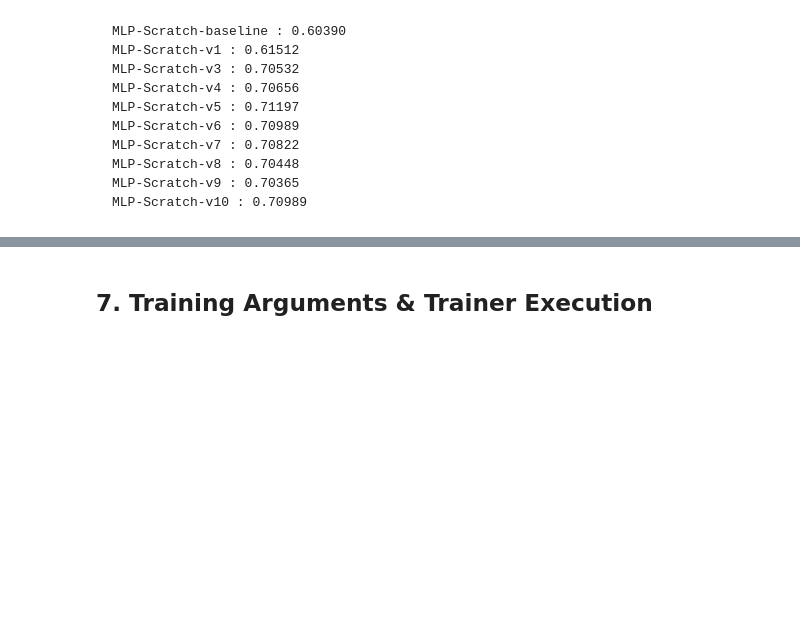
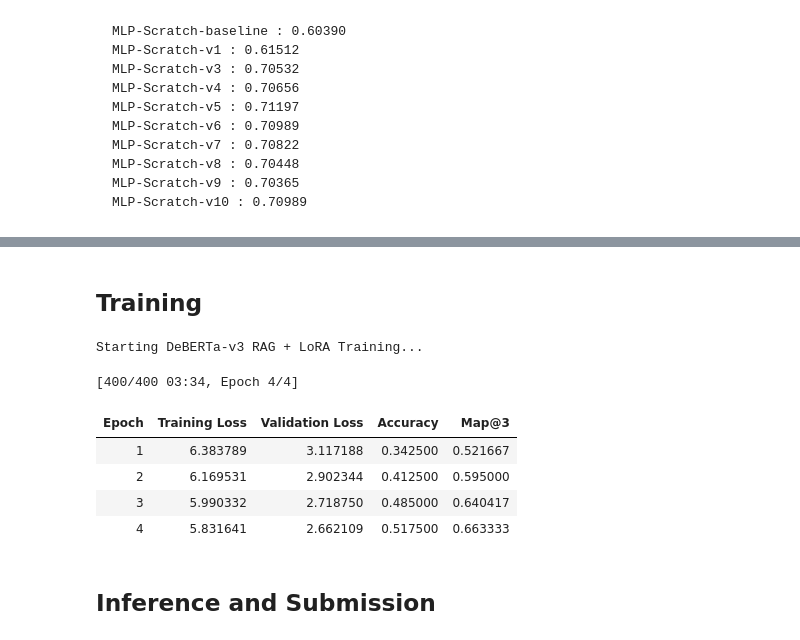
Before and after one commit to 23f2002267/dl-genai-project-26-t2, a Jupyter notebook: DL-23f2002267-notebook-t22026.ipynb, the cells around one changed output, grey strips where cells are left out. Drawn from its saved outputs; the diff is of its cells as text; code cells hidden in the pictures; blank space fills up the shorter version.

```diff
--- a/DL-23f2002267-notebook-t22026.ipynb
+++ b/DL-23f2002267-notebook-t22026.ipynb
@@ -1045,25 +1066,18 @@ if 'test_df' in locals():
 # %%
 print("Loading Stage 1 Retriever & Stage 2 Reranker Models...")
-# Stage 1: Fast Dense Vector Search (Bi-Encoder)
 retriever = SentenceTransformer("sentence-transformers/all-MiniLM-L6-v2")
 
-# Stage 2: Deep Cross-Attention Scoring (Cross-Encoder)
 reranker = CrossEncoder("cross-encoder/ms-marco-MiniLM-L-6-v2")
 
-# 2. Build Knowledge Base Corpus
-# Use training prompts/passages as your knowledge base
-knowledge_corpus = train_df['prompt'].tolist()
+all_corpus = []
+for _,row in train_df.iterrows():
+    all_corpus.append(str(row[row['answer']]))
 
 print("Encoding Knowledge Base into Vector Index...")
-corpus_embeddings = retriever.encode(knowledge_corpus, convert_to_tensor=True, show_progress_bar=True)
+corpus_embeddings = retriever.encode(all_corpus, convert_to_tensor=True, show_progress_bar=True)
 
-# 3. Two-Stage Retrieve-and-Rank Function
-def retrieve_and_rerank_contexts(queries, is_train=False, top_n_retrieve=10, top_k_rerank=2):
-    """
-    1. Retrieves top_n_retrieve (10) candidate documents via Cosine Similarity.
-    2. Scores candidates using Cross-Encoder.
-    3. Returns top_k_rerank (2) combined passages as the final prompt context.
-    """
+def retrieve_and_rerank_contexts(queries, is_train=False, top_n_retrieve=15, top_k_rerank=1):
+
     query_embeddings = retriever.encode(queries, convert_to_tensor=True, show_progress_bar=False)
 
     # Compute Cosine Similarity Matrix (Num_Queries x Num_Corpus)
@@ -1072,34 +1086,22 @@ def retrieve_and_rerank_contexts(queries, is_train=False, top_n_retrieve=10, top
     final_contexts = []
 
     for i, query in enumerate(queries):
-        # Stage 1: Get Top-10 Candidate Indices
-        if is_train:
-            # Skip candidate at index 0 (itself) to prevent self-retrieval
-            candidate_indices = np.argsort(sim_matrix[i])[-top_n_retrieve-1:-1][::-1]
-        else:
-            candidate_indices = np.argsort(sim_matrix[i])[-top_n_retrieve:][::-1]
 
-        candidate_passages = [knowledge_corpus[idx] for idx in candidate_indices]
+        candidate_indices = np.argsort(sim_matrix[i])[-top_n_retrieve:][::-1]
 
-        # Stage 2: Score Candidate Pairs using Cross-Encoder
+        candidate_passages = [all_corpus[idx] for idx in candidate_indices]
+
         cross_inp = [[query, passage] for passage in candidate_passages]
         rerank_scores = reranker.predict(cross_inp)
 
-        # Sort candidates by Cross-Encoder score descending
         reranked_indices = np.argsort(rerank_scores)[::-1][:top_k_rerank]
 
-        # Extract Top-K Reranked Passages & Combine
-        selected_passages = [candidate_passages[idx][:120] for idx in reranked_indices]
+        selected_passages = [candidate_passages[idx] for idx in reranked_indices]
         combined_context = " | ".join(selected_passages)
         final_contexts.append(combined_context)
 
     return final_contexts
 
-# 4. Execute Retrieve-and-Rank for DataFrames
 print("Running Two-Stage RAG (Retrieve 10 -> Rerank Top 2)...")
 train_df['rag_context'] = retrieve_and_rerank_contexts(train_df['prompt'].tolist(), is_train=True)
 val_df['rag_context'] = retrieve_and_rerank_contexts(val_df['prompt'].tolist(), is_train=False)
-
-print("\nSample Two-Stage RAG Context Output:")
-print("Prompt:", val_df['prompt'].iloc[0][:80])
-print("Reranked Context:", val_df['rag_context'].iloc[0])
@@ -1202,5 +1217,5 @@ model.print_trainable_parameters() # Prints trainable vs frozen params summary
 # %% [markdown]
-## 7. Training Arguments & Trainer Execution
+## Training
 # %%
 training_args = TrainingArguments(
     output_dir="./results_deberta_rag_lora",
@@ -1212,31 +1227,41 @@ training_args = TrainingArguments(
     learning_rate=1e-4,           # Higher LR suitable for LoRA adapters
     warmup_steps=50,
     max_grad_norm=1.0,
     per_device_train_batch_size=4,
     per_device_eval_batch_size=4,
     gradient_accumulation_steps=2,
     num_train_epochs=4,
     weight_decay=0.01,
     logging_steps=20,
-    report_to="wandb",
+    report_to="none",
     fp16=False,
     bf16=torch.cuda.is_bf16_supported()
 )
 
 trainer = Trainer(
     model=model,
     args=training_args,
     train_dataset=train_dataset,
     eval_dataset=val_dataset,
     processing_class=tokenizer,
     data_collator=RobustDataCollatorForMultipleChoice(tokenizer=tokenizer),
     compute_metrics=compute_metrics,
 )
 
 print("Starting DeBERTa-v3 RAG + LoRA Training...")
 trainer.train()
 
 # Save final LoRA adapter weights
 model.save_pretrained("./deberta_v3_rag_lora_final")
 tokenizer.save_pretrained("./deberta_v3_rag_lora_final")
 wandb.finish()
+# %% [output]
+Starting DeBERTa-v3 RAG + LoRA Training...
+[400/400 03:34, Epoch 4/4]
+| Epoch | Training Loss | Validation Loss | Accuracy | Map@3 |
+| 1 | 6.383789 | 3.117188 | 0.342500 | 0.521667 |
+| 2 | 6.169531 | 2.902344 | 0.412500 | 0.595000 |
+| 3 | 5.990332 | 2.718750 | 0.485000 | 0.640417 |
+| 4 | 5.831641 | 2.662109 | 0.517500 | 0.663333 |
+# %% [markdown]
+## Inference and Submission
```
Also changed, not shown: parts of 57 cells of this notebook.
